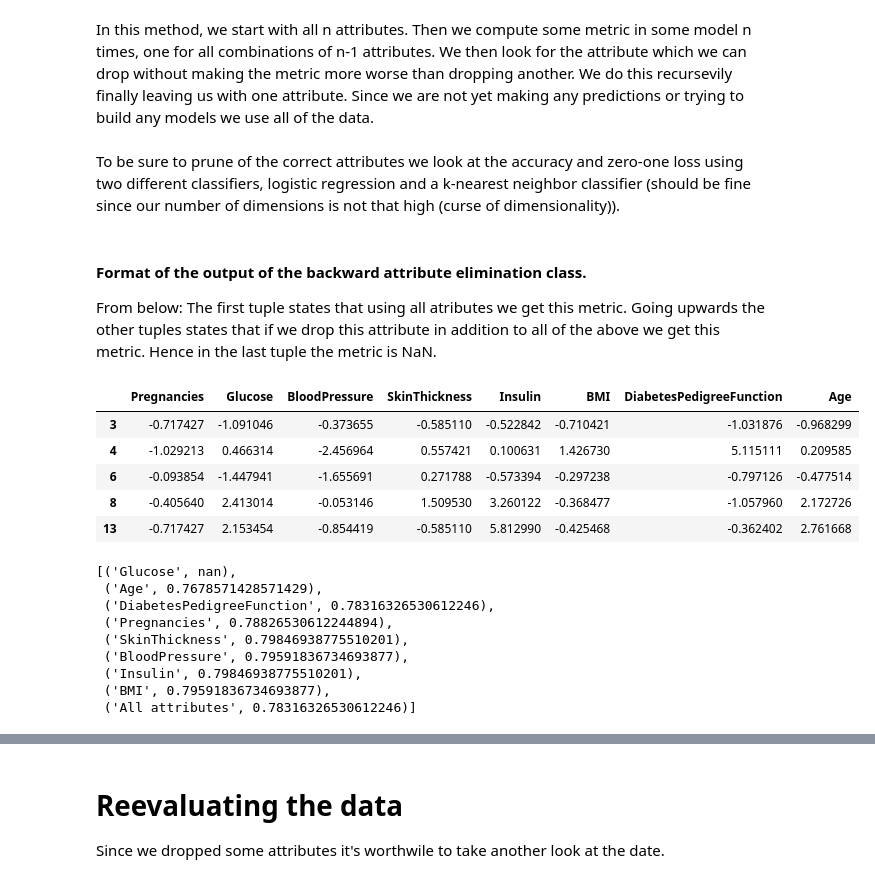
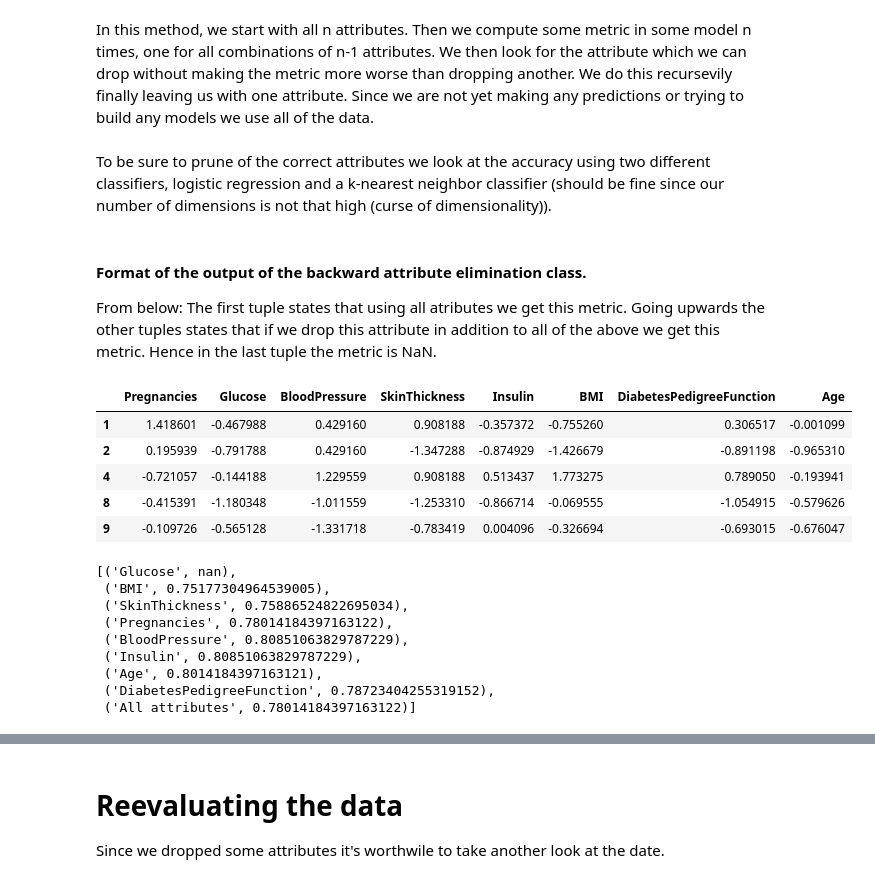
Before and after one commit to Tranhd/Diabetes-Classification, a Jupyter notebook: Exploratory Analysis.ipynb, the cells around one changed output, grey strips where cells are left out. Cells and saved outputs as stored; diff of their text form; code cells hidden in the pictures.

```diff
--- a/Exploratory Analysis.ipynb
+++ b/Exploratory Analysis.ipynb
@@ -358 +374,10 @@ We notice high positive correlations between Age and pregnecies, which is logica
+# %%
+from sklearn.model_selection import train_test_split
+ground_truth = data["Outcome"]
+data_temp = data.drop(["Outcome"], axis = 1)
+cols = data.columns
+x_train, x_test, y_train, y_test = train_test_split(data_temp, ground_truth, test_size=0.1, random_state = 22)
+trainingdata = pd.DataFrame(np.hstack((x_train, y_train[:,np.newaxis])), columns = data.columns)
+testdata = pd.DataFrame(np.hstack((x_test, y_test[:,np.newaxis])), columns = data.columns)
+testdata.to_csv('input/Test.csv', index=False)
 # %% [markdown]
@@ -364,9 +389,10 @@ Lets have a look at the importance of the attributes features for predicting the
 # %% [markdown]
 We normalize the data to reduce sensitivity to the scale of attributes. Both logistic regression and KNN is also sensitive to the realitive size between the attributes. In logistic regression the weights will be updated faster for large attributes and a small change in the weights for the large attribute will have an larger impact on the prediction. In KNN we are comparing distances and if one attribute is significantly larger then the others it will dominate the distances.
 # %%
-test = datanoNan["Outcome"].astype(float)
-train = datanoNan.drop(["Outcome"], axis=1)
-train = train.apply(lambda x: (x - np.mean(x))/np.std(x)) # Z Standardization
-train.head()
+datanoNan = trainingdata.dropna(axis=0)
+train_y = datanoNan["Outcome"].astype(float)
+train_x = datanoNan.drop(["Outcome"], axis=1)
+train_x = train_x.apply(lambda x: (x - np.mean(x))/np.std(x)) # Z Standardization
+train_x.head()
 # %% [output]
 |  | Pregnancies | Glucose | BloodPressure | SkinThickness | Insulin | BMI | DiabetesPedigreeFunction | Age |
@@ -383,7 +409,7 @@ import Utilities.mypca as PCA
 The cumulative explained variance ratio as a function of the number of PC used:
 # %%
 pca = PCA.MyPCA()
-pca.fit(train)
+pca.fit(train_x)
 plt.plot(np.cumsum(pca.explained_variance_ratio))
 plt.xlabel('number of components')
 plt.ylabel('cumulative explained variance');
@@ -416,7 +442,7 @@ Unfortunaly applying PCA mean we are losing the attribute interpretability and w
 # %% [markdown]
 In this method, we start with all n attributes. Then we compute some metric in some model n times, one for all combinations of n-1 attributes. We then look for the attribute which we can drop without making the metric more worse than dropping another. We do this recursevily finally leaving us with one attribute. Since we are not yet making any predictions or trying to build any models we use all of the data.
 # %% [markdown]
-To be sure to prune of the correct attributes we look at the accuracy and zero-one loss using two different classifiers, logistic regression and a k-nearest neighbor classifier (should be fine since our number of dimensions is not that high (curse of dimensionality)).
+To be sure to prune of the correct attributes we look at the accuracy using two different classifiers, logistic regression and a k-nearest neighbor classifier (should be fine since our number of dimensions is not that high (curse of dimensionality)).
 # %% [markdown]
 #### Format of the output of the backward attribute elimination class.
 From below:
@@ -425,27 +451,27 @@ Going upwards the other tuples states that if we drop this attribute in addition
 # %%
 from sklearn.metrics import accuracy_score, zero_one_loss
 from sklearn.neighbors import KNeighborsClassifier
 from sklearn.linear_model import LogisticRegression
 import Utilities.bfe as bf
 bfe = bf.BFE() # Create the backward attribute elimination class.
-train.head()
+train_x.head()
 # %% [output]
 |  | Pregnancies | Glucose | BloodPressure | SkinThickness | Insulin | BMI | DiabetesPedigreeFunction | Age |
-| 3 | -0.717427 | -1.091046 | -0.373655 | -0.585110 | -0.522842 | -0.710421 | -1.031876 | -0.968299 |
-| 4 | -1.029213 | 0.466314 | -2.456964 | 0.557421 | 0.100631 | 1.426730 | 5.115111 | 0.209585 |
-| 6 | -0.093854 | -1.447941 | -1.655691 | 0.271788 | -0.573394 | -0.297238 | -0.797126 | -0.477514 |
-| 8 | -0.405640 | 2.413014 | -0.053146 | 1.509530 | 3.260122 | -0.368477 | -1.057960 | 2.172726 |
-| 13 | -0.717427 | 2.153454 | -0.854419 | -0.585110 | 5.812990 | -0.425468 | -0.362402 | 2.761668 |
+| 1 | 1.418601 | -0.467988 | 0.429160 | 0.908188 | -0.357372 | -0.755260 | 0.306517 | -0.001099 |
+| 2 | 0.195939 | -0.791788 | 0.429160 | -1.347288 | -0.874929 | -1.426679 | -0.891198 | -0.965310 |
+| 4 | -0.721057 | -0.144188 | 1.229559 | 0.908188 | 0.513437 | 1.773275 | 0.789050 | -0.193941 |
+| 8 | -0.415391 | -1.180348 | -1.011559 | -1.253310 | -0.866714 | -0.069555 | -1.054915 | -0.579626 |
+| 9 | -0.109726 | -0.565128 | -1.331718 | -0.783419 | 0.004096 | -0.326694 | -0.693015 | -0.676047 |
 # %%
 model = LogisticRegression()
-bfe.apply(model,accuracy_score,train,test,loss = False)
+bfe.apply(model,accuracy_score,train_x,train_y, loss = False)
 # %% [output]
 [('Glucose', nan),
- ('Age', 0.7678571428571429),
- ('DiabetesPedigreeFunction', 0.78316326530612246),
- ('Pregnancies', 0.78826530612244894),
- ('SkinThickness', 0.79846938775510201),
- ('BloodPressure', 0.79591836734693877),
- ('Insulin', 0.79846938775510201),
- ('BMI', 0.79591836734693877),
- ('All attributes', 0.78316326530612246)]
+ ('BMI', 0.75177304964539005),
+ ('SkinThickness', 0.75886524822695034),
+ ('Pregnancies', 0.78014184397163122),
+ ('BloodPressure', 0.80851063829787229),
+ ('Insulin', 0.80851063829787229),
+ ('Age', 0.8014184397163121),
+ ('DiabetesPedigreeFunction', 0.78723404255319152),
+ ('All attributes', 0.78014184397163122)]
```
Also changed, not shown: parts of 28 cells of this notebook, 7 other files.
